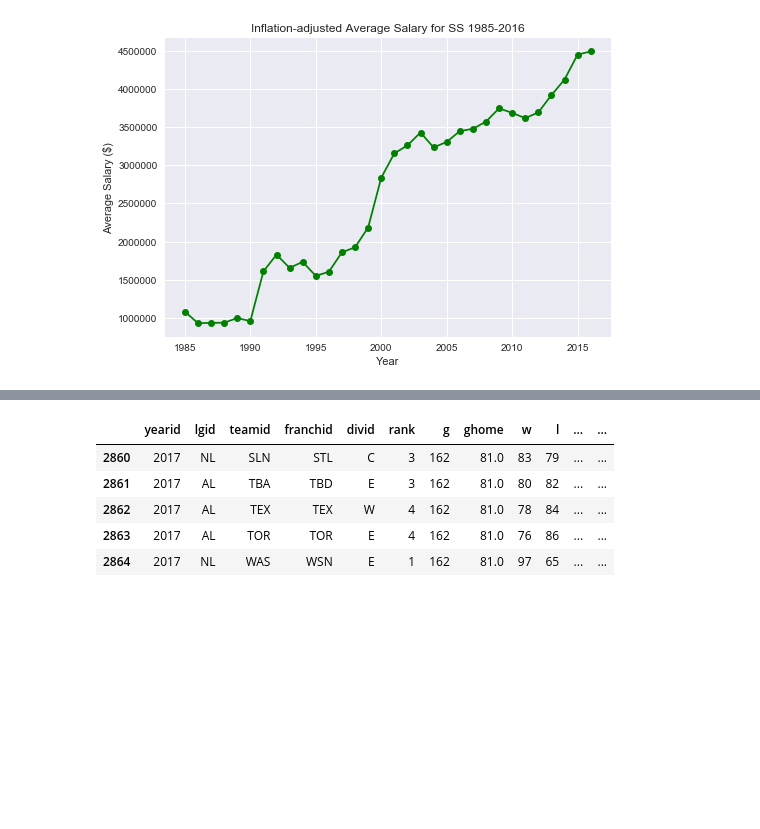
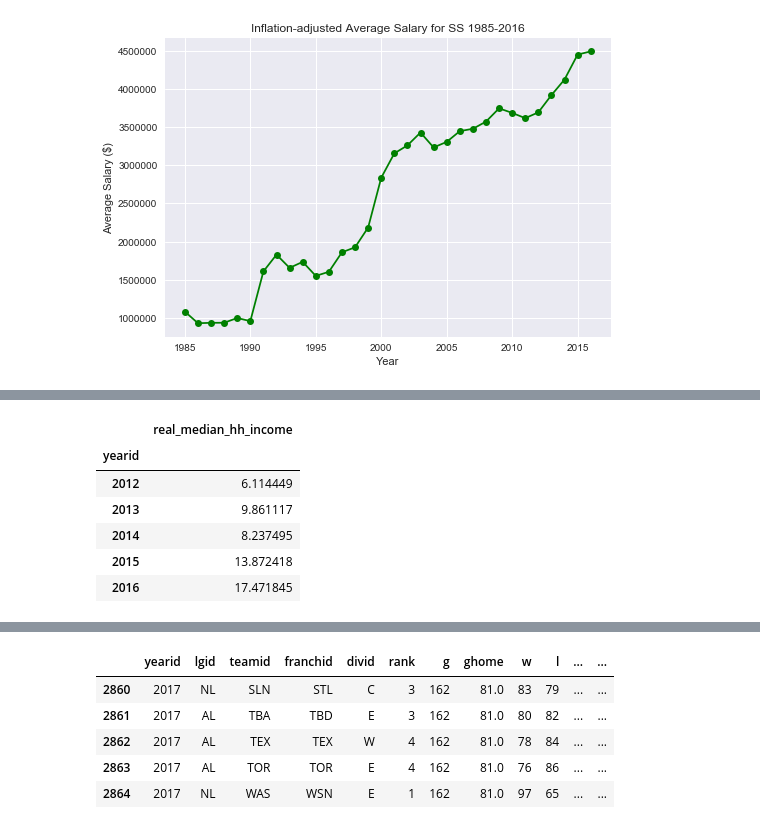
Before and after one commit to javierl79/project_1, a Jupyter notebook: Project One.ipynb, the cells around one changed output, grey strips where cells are left out. Cells and saved outputs as stored; diff of their text form; code cells hidden in the pictures; blank space fills up the shorter version.

```diff
--- a/Project One.ipynb
+++ b/Project One.ipynb
@@ -114,0 +143,12 @@ plt.show()
+# %%
+#Calculate the percentage change in real median household income
+annual_pct_change_median_hh_income = 100.0 *  (real_median_hh_income_df - real_median_hh_income_df.iloc[0]) / real_median_hh_income_df.iloc[0]
+annual_pct_change_median_hh_income.tail()
+# %% [output]
+|  | real_median_hh_income |
+| yearid |  |
+| 2012 | 6.114449 |
+| 2013 | 9.861117 |
+| 2014 | 8.237495 |
+| 2015 | 13.872418 |
+| 2016 | 17.471845 |
```
Also changed, not shown: parts of 7 cells of this notebook, 4 other files.
